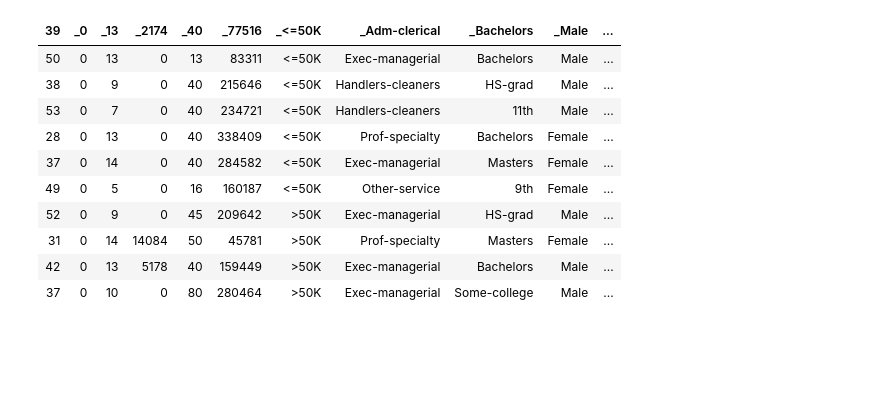
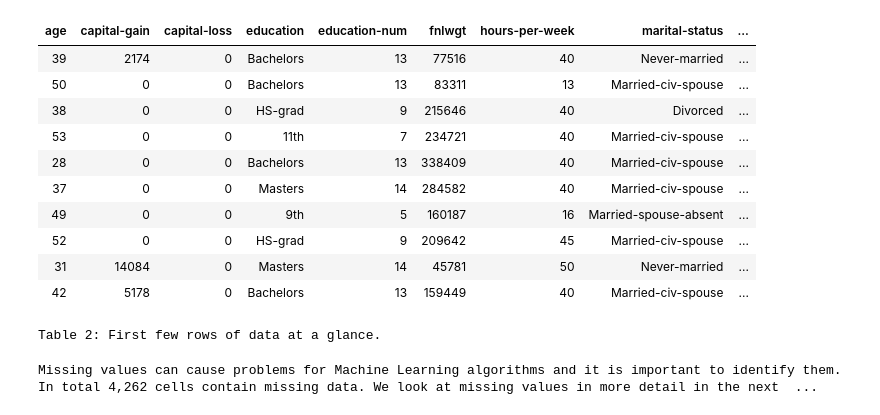
Before and after one commit to wooduk/profile_gig, a Jupyter notebook: report.ipynb, the cells around one changed output. Drawn from its saved outputs; the diff is of its cells as text; code cells hidden in the pictures; blank space fills up the shorter version.

Commit message:
Improvements to report language

```diff
--- a/report.ipynb
+++ b/report.ipynb
@@ -121,2 +197,20 @@ HTML(f"""
 # %%
-HTML(f'''<div class="container"><div class='col-lg-6'>{summary_table[['Column Heading','Variable Type','Number of Missing Observations']].to_html(index=False,classes='table table-hover table-striped')} <p class='caption'><em>Table 1: summary of variable types and missing values</em></p></div></div>''')
+HTML(f'''
+<div class="container">
+ {profile.sample['head'].to_html(index=False, classes='table table-hover table-striped')}
+ <p class='caption'><em>Table 2: First few rows of data at a glance.</em></p>
+</div>
+''')
+# %% [output]
+| age | capital-gain | capital-loss | education | education-num | fnlwgt | hours-per-week | marital-status | ... |
+| 39 | 2174 | 0 | Bachelors | 13 | 77516 | 40 | Never-married | ... |
+| 50 | 0 | 0 | Bachelors | 13 | 83311 | 13 | Married-civ-spouse | ... |
+| 38 | 0 | 0 | HS-grad | 9 | 215646 | 40 | Divorced | ... |
+| 53 | 0 | 0 | 11th | 7 | 234721 | 40 | Married-civ-spouse | ... |
+| 28 | 0 | 0 | Bachelors | 13 | 338409 | 40 | Married-civ-spouse | ... |
+| 37 | 0 | 0 | Masters | 14 | 284582 | 40 | Married-civ-spouse | ... |
+| 49 | 0 | 0 | 9th | 5 | 160187 | 16 | Married-spouse-absent | ... |
+| 52 | 0 | 0 | HS-grad | 9 | 209642 | 45 | Married-civ-spouse | ... |
+| 31 | 14084 | 0 | Masters | 14 | 45781 | 50 | Never-married | ... |
+| 42 | 5178 | 0 | Bachelors | 13 | 159449 | 40 | Married-civ-spouse | ... |
+Table 2: First few rows of data at a glance.
@@ -152,17 +217,12 @@ This exercise can catch mislabelling of columns or more serious errors in the da
-# %%
-HTML('<div class="container">'+profile.sample['head'].to_html(index=False, classes='table table-hover table-striped')+'</div>')
-# %% [output]
-| 39 | _0 | _13 | _2174 | _40 | _77516 | _<=50K | _Adm-clerical | _Bachelors | _Male | ... |
-| 50 | 0 | 13 | 0 | 13 | 83311 | <=50K | Exec-managerial | Bachelors | Male | ... |
-| 38 | 0 | 9 | 0 | 40 | 215646 | <=50K | Handlers-cleaners | HS-grad | Male | ... |
-| 53 | 0 | 7 | 0 | 40 | 234721 | <=50K | Handlers-cleaners | 11th | Male | ... |
-| 28 | 0 | 13 | 0 | 40 | 338409 | <=50K | Prof-specialty | Bachelors | Female | ... |
-| 37 | 0 | 14 | 0 | 40 | 284582 | <=50K | Exec-managerial | Masters | Female | ... |
-| 49 | 0 | 5 | 0 | 16 | 160187 | <=50K | Other-service | 9th | Female | ... |
-| 52 | 0 | 9 | 0 | 45 | 209642 | >50K | Exec-managerial | HS-grad | Male | ... |
-| 31 | 0 | 14 | 14084 | 50 | 45781 | >50K | Prof-specialty | Masters | Female | ... |
-| 42 | 0 | 13 | 5178 | 40 | 159449 | >50K | Exec-managerial | Bachelors | Male | ... |
-| 37 | 0 | 10 | 0 | 80 | 280464 | >50K | Exec-managerial | Some-college | Male | ... |
+# %%
+HTML(f"""
+<div class="container">
+<p>Missing values can cause problems for Machine Learning algorithms and it is important to identify them. In total {missing_cells } cells contain missing data. We look at missing values in more detail in the next section of the report.</p>
+</div>
+<div class="page-break"></div>
+""")
+# %% [output]
+Missing values can cause problems for Machine Learning algorithms and it is important to identify them. In total 4,262 cells contain missing data. We look at missing values in more detail in the next  ...
 # %%
 from pandas_profiling.model.messages import MessageType
 # %%
```
Also changed, not shown: parts of 22 cells of this notebook, 1 other file.
